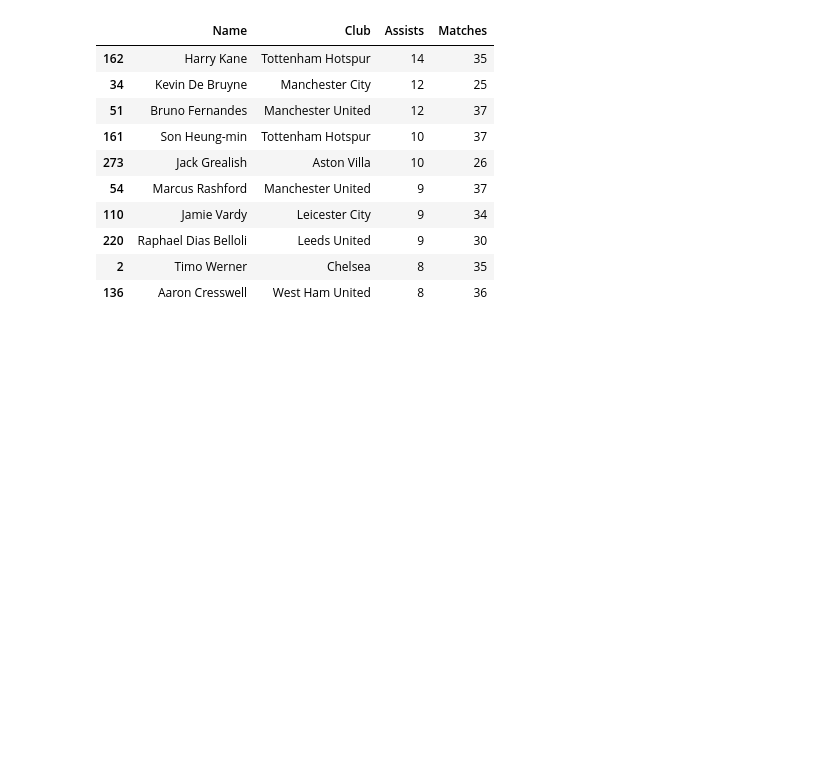
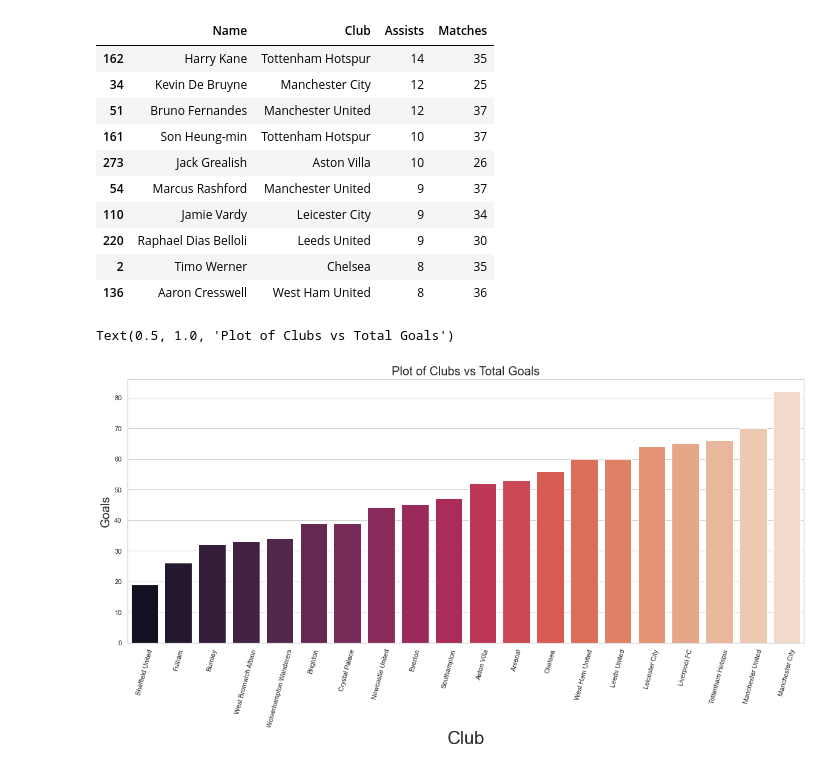
Before and after one commit to ishtiakrongon/PythonProject2-Exploratory_Data_Analysis_Using_Python, a Jupyter notebook: eda_on_football_data.ipynb, the cells around one changed output. Cells and saved outputs as stored; diff of their text form; code cells hidden in the pictures; blank space fills up the shorter version.

```diff
--- a/eda_on_football_data.ipynb
+++ b/eda_on_football_data.ipynb
@@ -331,0 +330,17 @@ Goals_by_clubs =
+# %%
+Goals_by_clubs = pd.DataFrame(epl_df.groupby('Club', as_index = False)['Goals'].sum())
+sns.set_theme(style = 'whitegrid', color_codes = True)
+ax = sns.barplot(
+    x = 'Club',
+    y = 'Goals',
+    data = Goals_by_clubs.sort_values(by = 'Goals'),
+    palette = 'rocket'
+)
+ax.set_xlabel('Club', fontsize = 30)
+ax.set_ylabel('Goals', fontsize = 20)
+plt.xticks(rotation = 75)
+plt.rcParams["figure.figsize"] = (20, 8)
+plt.title("Plot of Clubs vs Total Goals", fontsize = 20)
+# %% [output]
+Text(0.5, 1.0, 'Plot of Clubs vs Total Goals')
+[figure, added]
```
Also changed, not shown: parts of 1 cell of this notebook.
